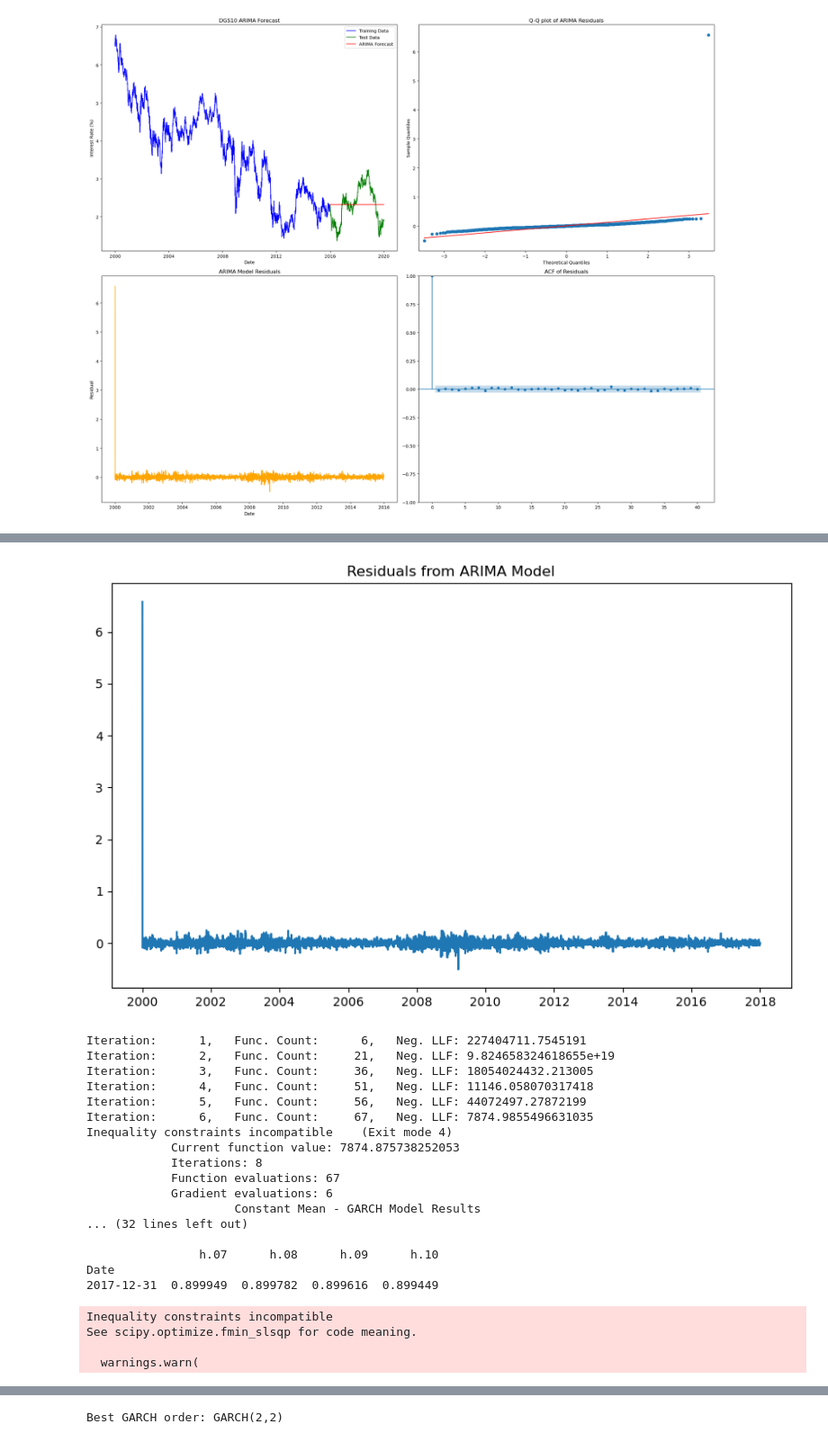
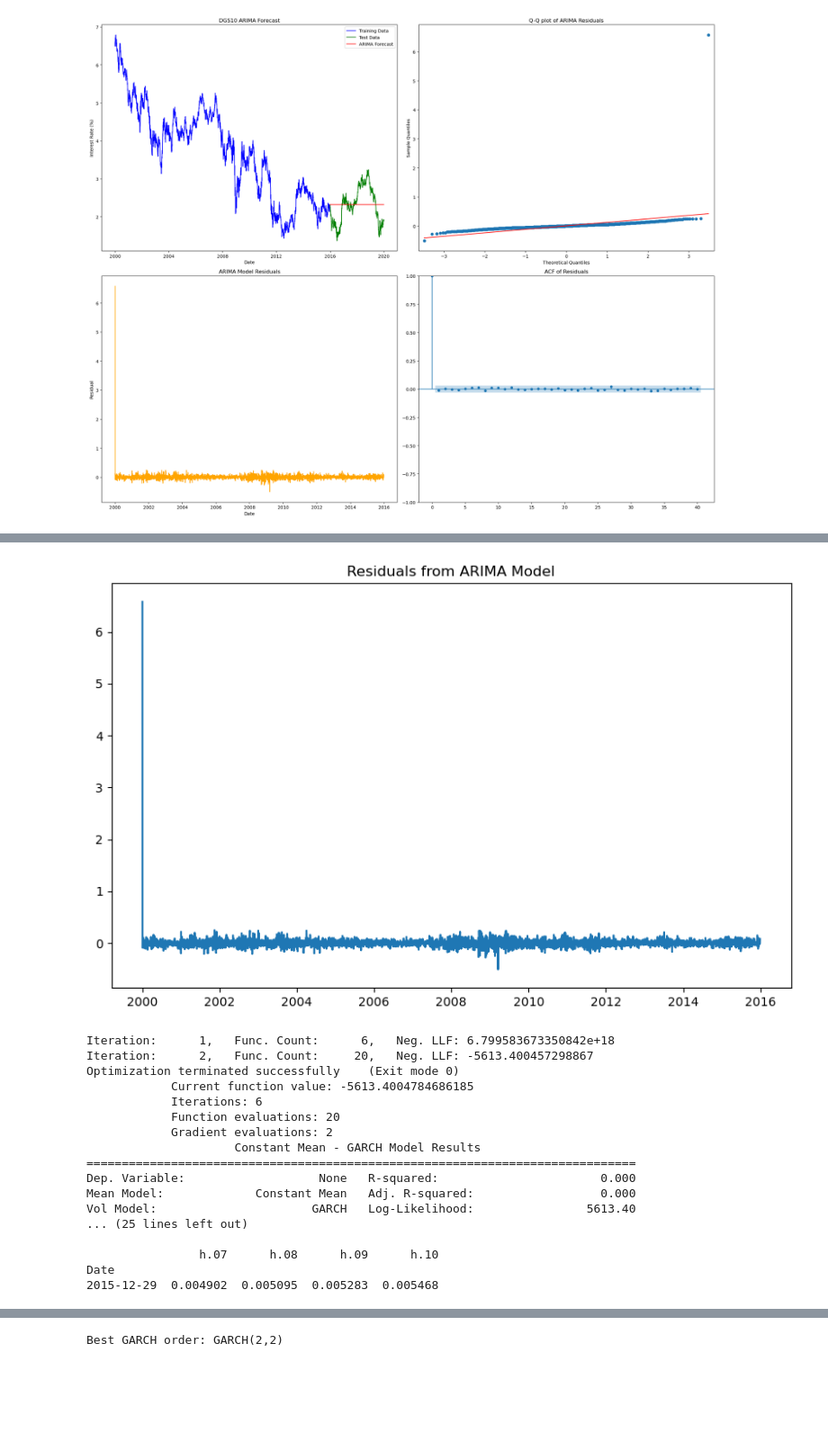
Before and after one commit to baublyte/DGS10-forecasting, a Jupyter notebook: Future loan demand or interest rates.ipynb, the cells around one changed output, grey strips where cells are left out. Shown at 90% size. Cells and saved outputs as stored; diff of their text form; code cells hidden in the pictures; blank space fills up the shorter version.

```diff
--- a/Future loan demand or interest rates.ipynb
+++ b/Future loan demand or interest rates.ipynb
@@ -312,50 +316,46 @@ In statsmodels, you can apply robust standard errors when fitting ARIMA or SARIM
 # %%
 from arch import arch_model
 
-# Step 1: Fit ARIMA(0, 1, 1) to model the mean
-model = ARIMA(train_data, order=(1, 1, 1))
+# Step 1: Fit ARIMA(0, 1, 0) to model the mean
+model = ARIMA(train_data, order=(0, 1, 0))
 arima_result = model.fit()
 
 # Step 2: Obtain the residuals from the ARIMA model
 residuals = arima_result.resid
 
 # Step 3: Plot residuals to visualize volatility clustering
 plt.figure(figsize=(10,6))
 plt.plot(residuals)
 plt.title("Residuals from ARIMA Model")
 plt.show()
 
 # Step 4: Fit GARCH(1,1) model on the residuals
 garch_model = arch_model(residuals, vol='Garch', p=1, q=1)
 garch_result = garch_model.fit()
 
 # Step 5: Print the GARCH model summary
 print(garch_result.summary())
 
 # Step 6: Forecast future volatility using the GARCH model
 garch_forecast = garch_result.forecast(horizon=10)  # Forecast volatility for the next 10 steps
 print("\nForecasted Variance:")
 print(garch_forecast.variance[-1:])
 # %% [output]
-[figure, old version]
+[figure, new version]
-Iteration:      1,   Func. Count:      6,   Neg. LLF: 227404711.7545191
-Iteration:      2,   Func. Count:     21,   Neg. LLF: 9.824658324618655e+19
-Iteration:      3,   Func. Count:     36,   Neg. LLF: 18054024432.213005
-Iteration:      4,   Func. Count:     51,   Neg. LLF: 11146.058070317418
-Iteration:      5,   Func. Count:     56,   Neg. LLF: 44072497.27872199
-Iteration:      6,   Func. Count:     67,   Neg. LLF: 7874.9855496631035
-Inequality constraints incompatible    (Exit mode 4)
-            Current function value: 7874.875738252053
-            Iterations: 8
-            Function evaluations: 67
-            Gradient evaluations: 6
+Iteration:      1,   Func. Count:      6,   Neg. LLF: 6.799583673350842e+18
+Iteration:      2,   Func. Count:     20,   Neg. LLF: -5613.400457298867
+Optimization terminated successfully    (Exit mode 0)
+            Current function value: -5613.4004784686185
+            Iterations: 6
+            Function evaluations: 20
+            Gradient evaluations: 2
                      Constant Mean - GARCH Model Results
-... (32 lines left out)
+==============================================================================
+Dep. Variable:                   None   R-squared:                       0.000
+Mean Model:             Constant Mean   Adj. R-squared:                  0.000
+Vol Model:                      GARCH   Log-Likelihood:                5613.40
+... (25 lines left out)
 
                 h.07      h.08      h.09      h.10
 Date
-2017-12-31  0.899949  0.899782  0.899616  0.899449
+2015-12-29  0.004902  0.005095  0.005283  0.005468
-Inequality constraints incompatible
-See scipy.optimize.fmin_slsqp for code meaning.
-
-  warnings.warn(
```
Also changed, not shown: parts of 7 cells of this notebook.
